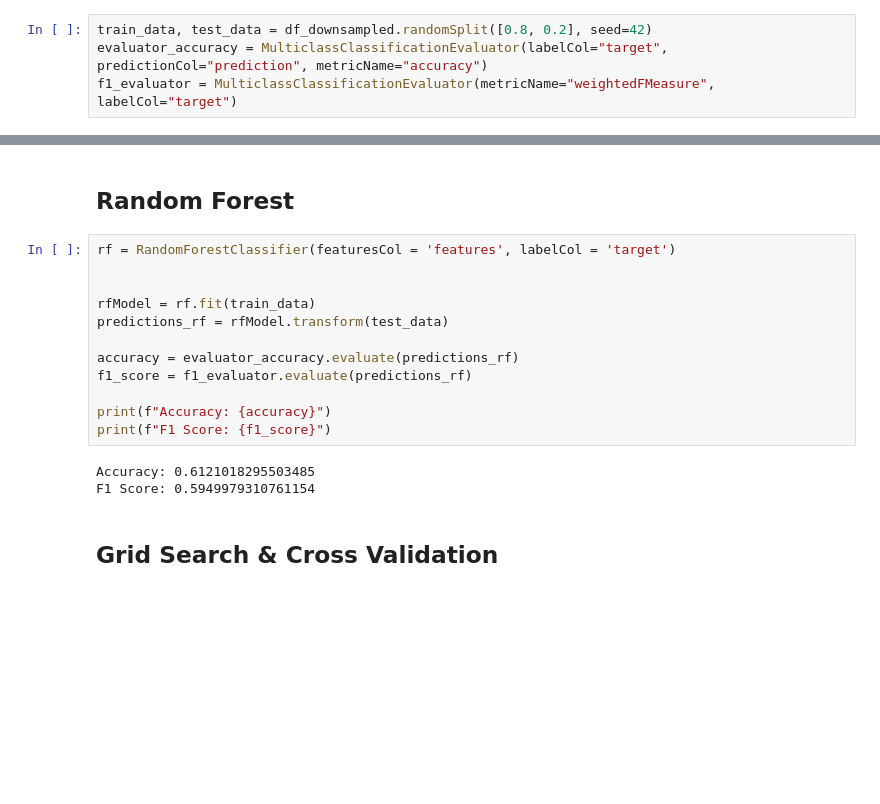
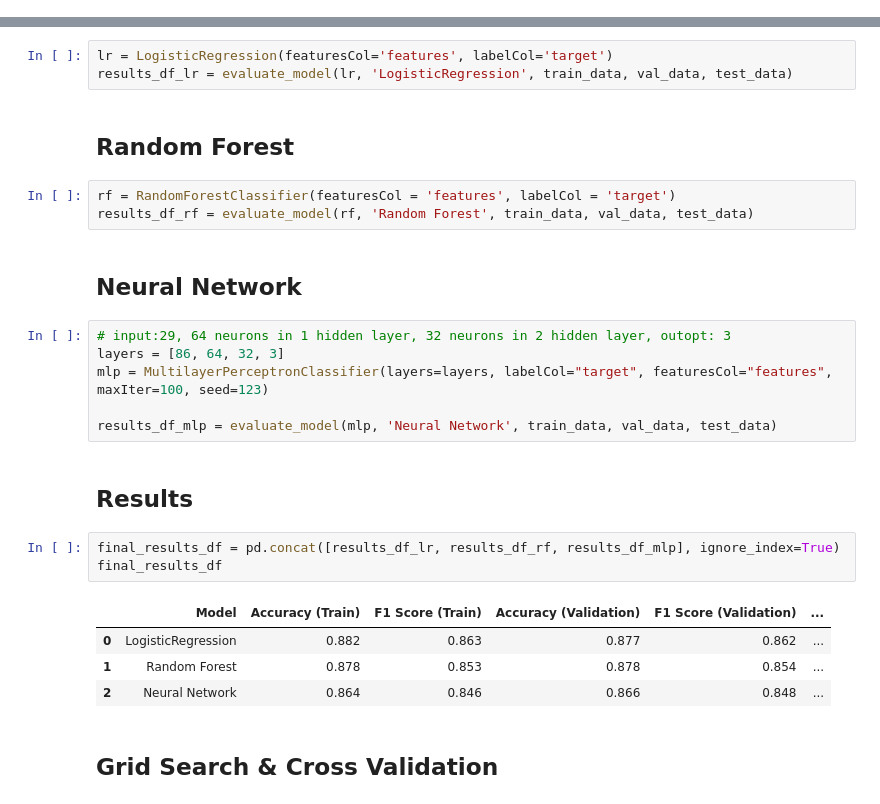
Before and after one commit to michalinahulak/lending_club, a Jupyter notebook: lending_club.ipynb, the cells around one changed output, grey strips where cells are left out. Saved outputs shown, nothing was run; the diff lists cells and outputs as text; blank space fills up the shorter version.

```diff
--- a/lending_club.ipynb
+++ b/lending_club.ipynb
@@ -545,8 +598,4 @@ only showing top 20 rows
 # %% [markdown]
 # Models
-# %%
-train_data, test_data = df_downsampled.randomSplit([0.8, 0.2], seed=42)
-evaluator_accuracy = MulticlassClassificationEvaluator(labelCol="target", predictionCol="prediction", metricName="accuracy")
-f1_evaluator = MulticlassClassificationEvaluator(metricName="weightedFMeasure", labelCol="target")
 # %% [markdown]
 ## Logistic Regression
@@ -566,20 +602,29 @@ F1 for Logistic Regression:  0.5931188602790636
+# %%
+lr = LogisticRegression(featuresCol='features', labelCol='target')
+results_df_lr = evaluate_model(lr, 'LogisticRegression', train_data, val_data, test_data)
 # %% [markdown]
 ## Random Forest
-# %%
-rf = RandomForestClassifier(featuresCol = 'features', labelCol = 'target')
-
-
-rfModel = rf.fit(train_data)
-predictions_rf = rfModel.transform(test_data)
-
-accuracy = evaluator_accuracy.evaluate(predictions_rf)
-f1_score = f1_evaluator.evaluate(predictions_rf)
-
-print(f"Accuracy: {accuracy}")
-print(f"F1 Score: {f1_score}")
-# %% [output]
-Accuracy: 0.6121018295503485
-F1 Score: 0.5949979310761154
+# %%
+rf = RandomForestClassifier(featuresCol = 'features', labelCol = 'target')
+results_df_rf = evaluate_model(rf, 'Random Forest', train_data, val_data, test_data)
+# %% [markdown]
+## Neural Network
+# %%
+# input:29, 64 neurons in 1 hidden layer, 32 neurons in 2 hidden layer, outopt: 3
+layers = [86, 64, 32, 3]
+mlp = MultilayerPerceptronClassifier(layers=layers, labelCol="target", featuresCol="features", maxIter=100, seed=123)
+
+results_df_mlp = evaluate_model(mlp, 'Neural Network', train_data, val_data, test_data)
+# %% [markdown]
+## Results
+# %%
+final_results_df = pd.concat([results_df_lr, results_df_rf, results_df_mlp], ignore_index=True)
+final_results_df
+# %% [output]
+|  | Model | Accuracy (Train) | F1 Score (Train) | Accuracy (Validation) | F1 Score (Validation) | ... |
+| 0 | LogisticRegression | 0.882 | 0.863 | 0.877 | 0.862 | ... |
+| 1 | Random Forest | 0.878 | 0.853 | 0.878 | 0.854 | ... |
+| 2 | Neural Network | 0.864 | 0.846 | 0.866 | 0.848 | ... |
 # %% [markdown]
 ## Grid Search & Cross Validation
 # %%
```
Also changed, not shown: parts of 36 cells of this notebook.
